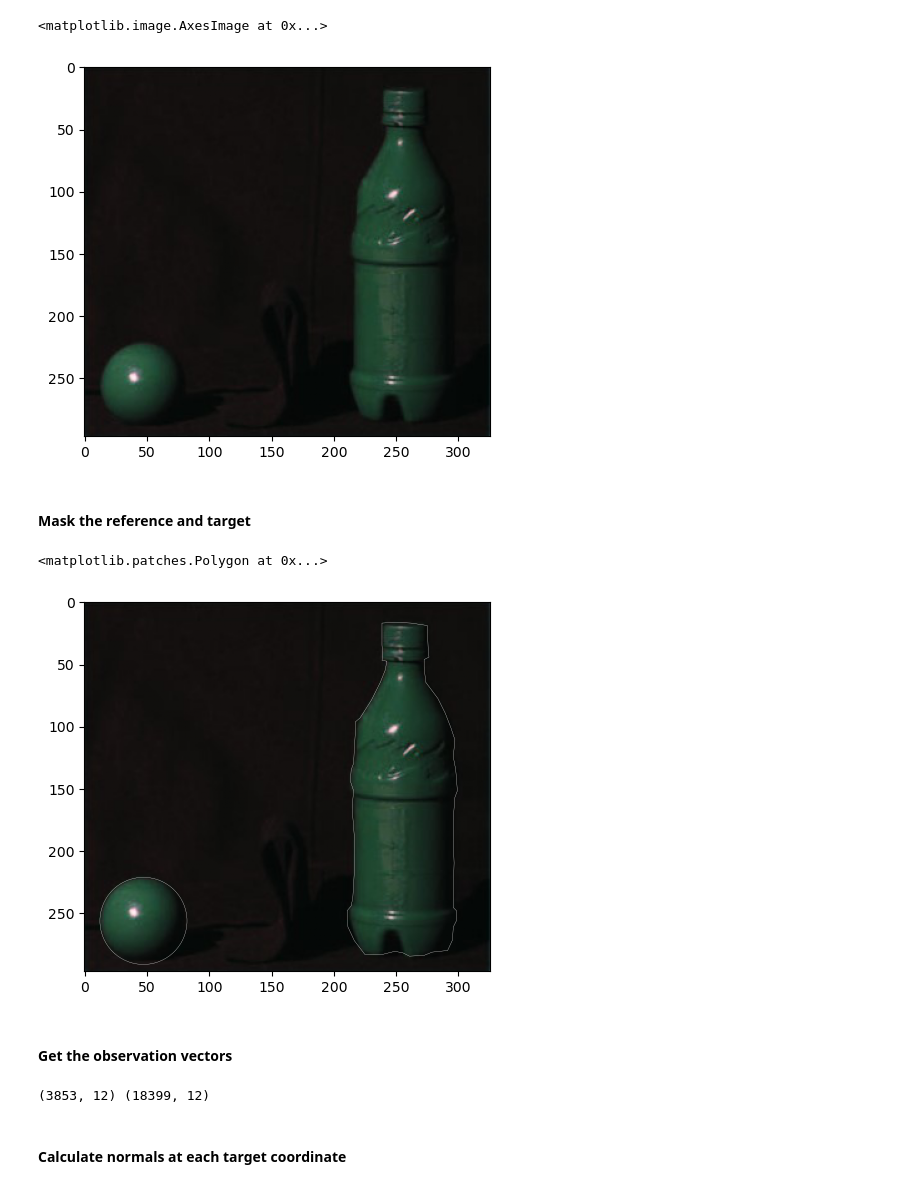
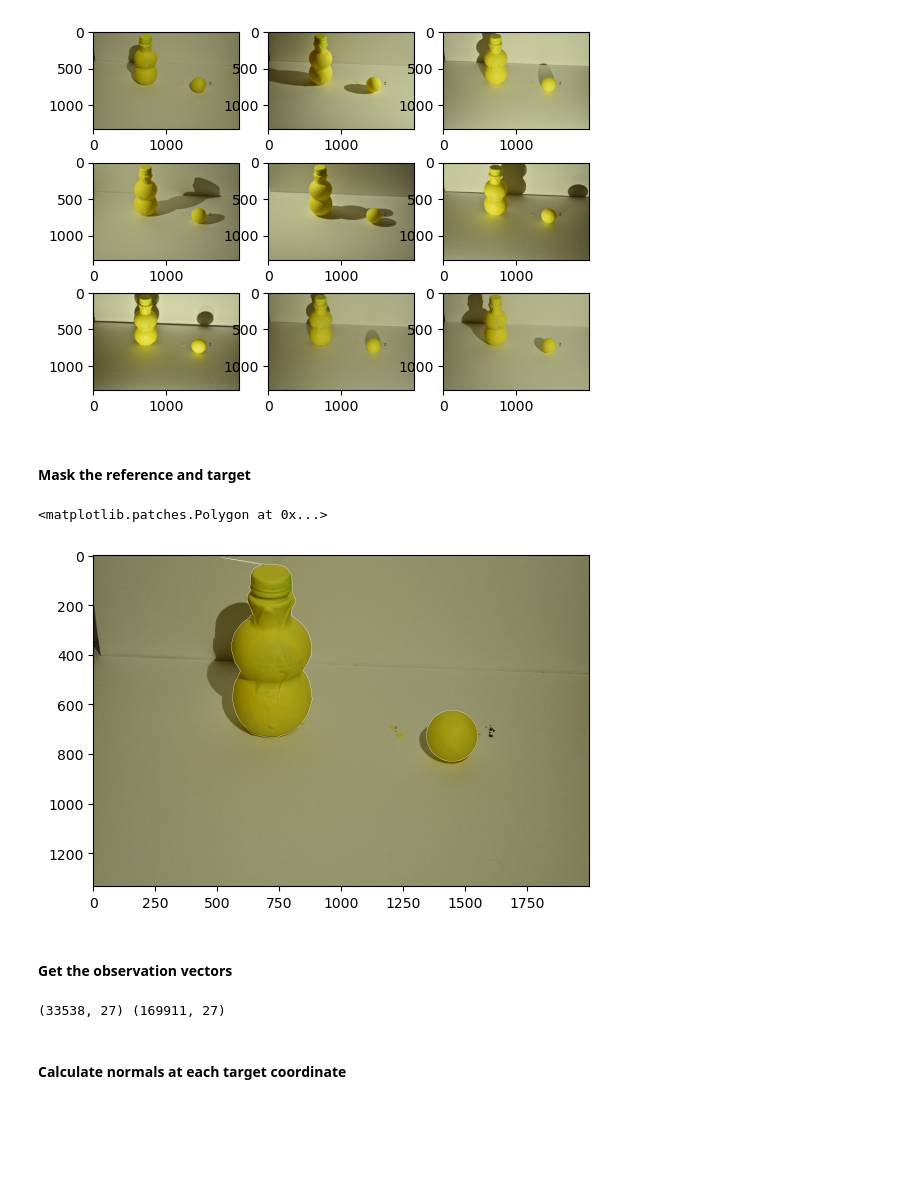
Before and after one commit to ldcWV/15463-final, a Jupyter notebook: src/same_material.ipynb, the cells around one changed output. Cells and saved outputs as stored; diff of their text form; code cells hidden in the pictures; blank space fills up the shorter version.

```diff
--- a/src/same_material.ipynb
+++ b/src/same_material.ipynb
@@ -25,26 +25,30 @@ def imread(name):
 def imwrite(name, data):
     cv2.imwrite(name, data[:, :, ::-1])
 # %%
-SRC = "bottle"
-NUM_IMAGES = 4
+SRC = "bottle2"
+NUM_IMAGES = 9
 SRC_DIR = f"../data/{SRC}"
 OUT_DIR = f"../output/{SRC}"
+RESIZE = 3
 # %%
 images = []
 for i in range(NUM_IMAGES):
     fname = f"image{i+1}.jpg"
     path = f"{SRC_DIR}/{fname}"
     image = imread(path) / 255
+    image = image[::RESIZE,::RESIZE,:]
     images.append(image)
 images = np.stack(images)
 
 HEIGHT = len(images[0])
 WIDTH = len(images[0][0])
 # %%
-plt.imshow(images[0])
+_, axs = plt.subplots(3,3)
+for i in range(3):
+    for j in range(3):
+        axs[i][j].imshow(images[3*i+j])
 # %% [output]
-<matplotlib.image.AxesImage at 0x...>
-[figure, old version]
+[figure, new version]
 # %% [markdown]
 #### Mask the reference and target
 # %%
@@ -52,18 +56,22 @@ _, ax = plt.subplots()
 ax.imshow(images[0])
 
 # reference
-center = np.array([47, 256])
-radius = 35
+center = np.array([4340, 2180])/RESIZE
+radius = 310/RESIZE
 ax.add_patch(matplotlib.patches.Circle(center, radius, fill=False, color='white', linewidth=0.2))
 
 # target
 # source: https://stackoverflow.com/questions/48301186/cropping-concave-polygon-from-image-using-opencv-python
 with open(f"{SRC_DIR}/object_mask.pickle", 'rb') as handle:
-    pts = pickle.load(handle)
+    tmp = pickle.load(handle)
+    pts = []
+    for i in range(len(tmp)):
+        pt = (tmp[i][0] / RESIZE, tmp[i][1] / RESIZE)
+        pts.append(pt)
 ax.add_patch(matplotlib.patches.Polygon(pts, fill=False, color='white', linewidth=0.2))
 # %% [output]
 <matplotlib.patches.Polygon at 0x...>
-[figure, old version]
+[figure, new version]
 # %%
 # Generate list of coordinates in reference
 # Used https://stackoverflow.com/questions/21339448/how-to-get-list-of-points-inside-a-polygon-in-python
@@ -80,17 +88,17 @@ target_points = points[grid]
 # %% [markdown]
 #### Get the observation vectors
 # %%
-reference_observations = images[:,reference_points[:,0],reference_points[:,1],:] # NUM_IMAGES x NUM_REFERENCE_PIXELS x 3
+reference_observations = images[:,reference_points[:,1],reference_points[:,0],:] # NUM_IMAGES x NUM_REFERENCE_PIXELS x 3
 reference_observations = np.swapaxes(reference_observations, 0, 1) # NUM_REFERENCE_PIXELS x NUM_IMAGES x 3
 reference_observations = np.reshape(reference_observations, (len(reference_observations), -1))
 
-target_observations = images[:,target_points[:,0],target_points[:,1],:] # NUM_IMAGES x NUM_TARGET_PIXELS x 3
+target_observations = images[:,target_points[:,1],target_points[:,0],:] # NUM_IMAGES x NUM_TARGET_PIXELS x 3
 target_observations = np.swapaxes(target_observations, 0, 1) # NUM_TARGET_PIXELS x NUM_IMAGES x 3
 target_observations = np.reshape(target_observations, (len(target_observations), -1))
 
 print(reference_observations.shape, target_observations.shape)
 # %% [output]
-(3853, 12) (18399, 12)
+(33538, 27) (169911, 27)
 # %% [markdown]
 #### Calculate normals at each target coordinate
 # %%
```
Also changed, not shown: parts of 7 cells of this notebook, 3 other files.
